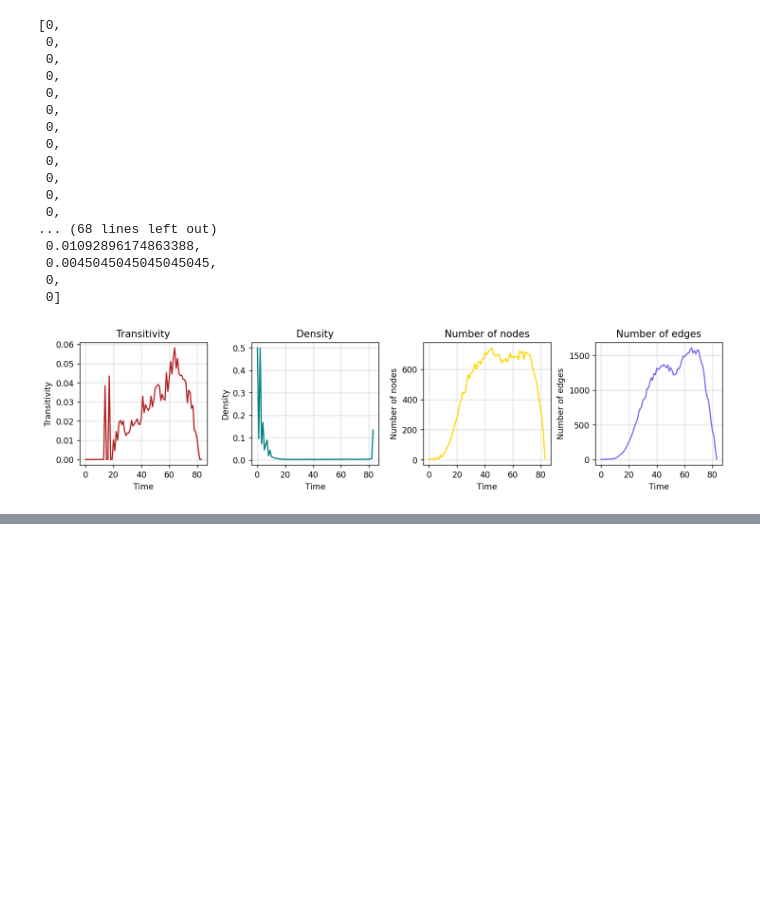
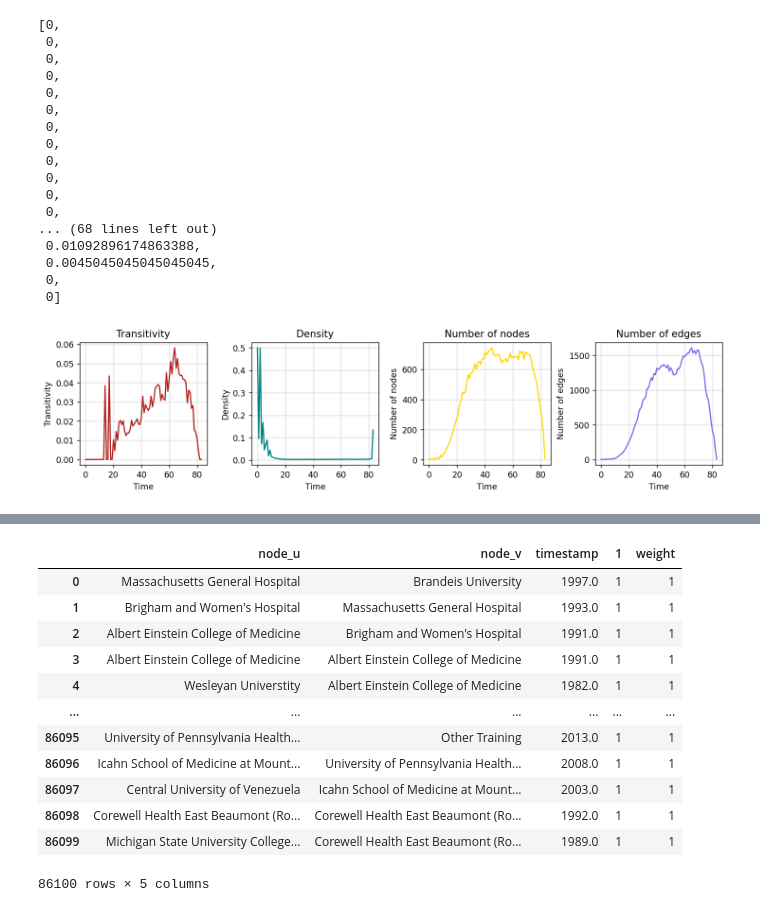
Before and after one commit to nmoghaddas19/physician_trajectories, a Jupyter notebook: code/temporal_analysis.ipynb, the cells around one changed output, grey strips where cells are left out. Saved outputs shown, nothing was run; the diff lists cells and outputs as text; code cells hidden in the pictures; blank space fills up the shorter version.

```diff
--- a/code/temporal_analysis.ipynb
+++ b/code/temporal_analysis.ipynb
@@ -1161,0 +1567,19 @@ plt.subplots_adjust(wspace=0.35)
+# %%
+card = tdf_dict['card']
+# %%
+card['weight'] = 1
+card
+# %% [output]
+|  | node_u | node_v | timestamp | 1 | weight |
+| 0 | Massachusetts General Hospital | Brandeis University | 1997.0 | 1 | 1 |
+| 1 | Brigham and Women's Hospital | Massachusetts General Hospital | 1993.0 | 1 | 1 |
+| 2 | Albert Einstein College of Medicine | Brigham and Women's Hospital | 1991.0 | 1 | 1 |
+| 3 | Albert Einstein College of Medicine | Albert Einstein College of Medicine | 1991.0 | 1 | 1 |
+| 4 | Wesleyan Universtity | Albert Einstein College of Medicine | 1982.0 | 1 | 1 |
+| ... | ... | ... | ... | ... | ... |
+| 86095 | University of Pennsylvania Health... | Other Training | 2013.0 | 1 | 1 |
+| 86096 | Icahn School of Medicine at Mount... | University of Pennsylvania Health... | 2008.0 | 1 | 1 |
+| 86097 | Central University of Venezuela | Icahn School of Medicine at Mount... | 2003.0 | 1 | 1 |
+| 86098 | Corewell Health East Beaumont (Ro... | Corewell Health East Beaumont (Ro... | 1992.0 | 1 | 1 |
+| 86099 | Michigan State University College... | Corewell Health East Beaumont (Ro... | 1989.0 | 1 | 1 |
+86100 rows × 5 columns
```
Also changed, not shown: parts of 39 cells of this notebook, 26 other files.
